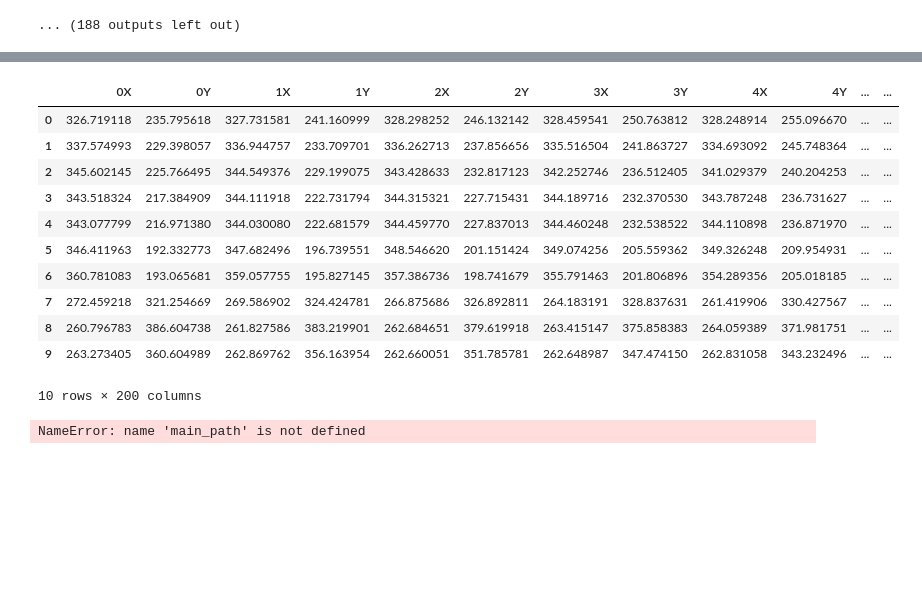
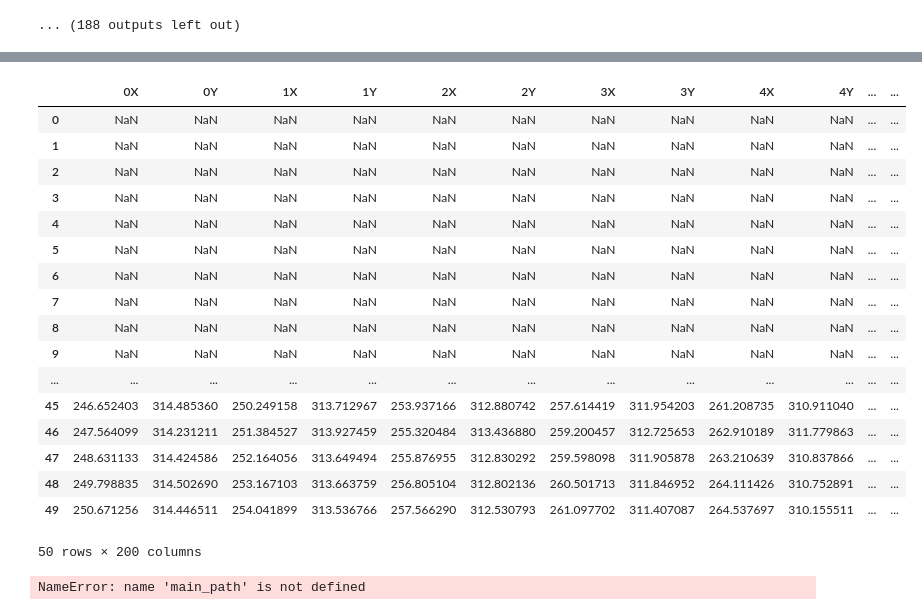
Before and after one commit to leonkontorovich/centerline_behavior_annotation, a Jupyter notebook: centerline/dev/extract_centerlines.ipynb, the cells around one changed output, grey strips where cells are left out. Saved outputs shown, nothing was run; the diff lists cells and outputs as text; code cells hidden in the pictures; blank space fills up the shorter version.

```diff
--- a/centerline/dev/extract_centerlines.ipynb
+++ b/centerline/dev/extract_centerlines.ipynb
@@ -32,10 +40,11 @@ TypeError: extract_frames() missing 3 required positional arguments: 'input_imag
 ### Write bodyparts for config.yaml file
 # %%
 #make bodyparts
-n_bodyparts=99
-nesting=10
+n_bodyparts=100
+nesting=0
 for i in np.arange(0,n_bodyparts):
-    print('- - bodypart'+str(i))
+    if nesting==0: print('- bodypart'+str(i))
+    else: print('- - bodypart'+str(i))
     for j in np.arange(1,nesting):
         #only print bodyparts until n_bodyparts
         if i+j<=n_bodyparts:
@@ -219,8 +248,8 @@ for i in np.arange(100): #100 body parts
     XYlist_of_strings.append(Ystring)
 # %%
 #load data with names list_of_strings
-csv_path='/groups/zimmer/Ulises/wbfm/chemotaxis_assay/2020_Only_behaviour/Annotation_OT/to_plot_centerlines_figures_labmeeting19/centerlines/'
-
+#csv_path='/groups/zimmer/Ulises/wbfm/chemotaxis_assay/2020_Only_behaviour/Annotation_OT/to_plot_centerlines_figures_labmeeting19/centerlines/'
+csv_path='/groups/zimmer/Ulises/wbfm/chemotaxis_assay/2020_Only_behaviour/wrong_centerlines_binary/2020-07-01_10-50-18_control_worm2_segmented_'
 #ATTENTION, we load spline_X_coords with names Y because DLC has X and Y inverted
 X_df=pd.read_csv(csv_path+'spline_X_coords.csv', header=None, names=Ylist_of_strings)#I cant put dtype=int here because names are strings
 Y_df=pd.read_csv(csv_path+'spline_Y_coords.csv', header=None, names=Xlist_of_strings)
@@ -333,20 +391,26 @@ all_df=all_df.reindex(columns=natsorted(all_df.columns))
 #as a matter of fact DLC accepts sub pixel resolution, there is no need to covnert to int
 #all_df=all_df[:].astype(int)
 # %%
-all_df.head(15)
+all_df.head(50)
 # %% [output]
 |  | 0X | 0Y | 1X | 1Y | 2X | 2Y | 3X | 3Y | 4X | 4Y | ... | ... |
-| 0 | 326.719118 | 235.795618 | 327.731581 | 241.160999 | 328.298252 | 246.132142 | 328.459541 | 250.763812 | 328.248914 | 255.096670 | ... | ... |
-| 1 | 337.574993 | 229.398057 | 336.944757 | 233.709701 | 336.262713 | 237.856656 | 335.516504 | 241.863727 | 334.693092 | 245.748364 | ... | ... |
-| 2 | 345.602145 | 225.766495 | 344.549376 | 229.199075 | 343.428633 | 232.817123 | 342.252746 | 236.512405 | 341.029379 | 240.204253 | ... | ... |
-| 3 | 343.518324 | 217.384909 | 344.111918 | 222.731794 | 344.315321 | 227.715431 | 344.189716 | 232.370530 | 343.787248 | 236.731627 | ... | ... |
-| 4 | 343.077799 | 216.971380 | 344.030080 | 222.681579 | 344.459770 | 227.837013 | 344.460248 | 232.538522 | 344.110898 | 236.871970 | ... | ... |
-| 5 | 346.411963 | 192.332773 | 347.682496 | 196.739551 | 348.546620 | 201.151424 | 349.074256 | 205.559362 | 349.326248 | 209.954931 | ... | ... |
-| 6 | 360.781083 | 193.065681 | 359.057755 | 195.827145 | 357.386736 | 198.741679 | 355.791463 | 201.806896 | 354.289356 | 205.018185 | ... | ... |
-| 7 | 272.459218 | 321.254669 | 269.586902 | 324.424781 | 266.875686 | 326.892811 | 264.183191 | 328.837631 | 261.419906 | 330.427567 | ... | ... |
-| 8 | 260.796783 | 386.604738 | 261.827586 | 383.219901 | 262.684651 | 379.619918 | 263.415147 | 375.858383 | 264.059389 | 371.981751 | ... | ... |
-| 9 | 263.273405 | 360.604989 | 262.869762 | 356.163954 | 262.660051 | 351.785781 | 262.648987 | 347.474150 | 262.831058 | 343.232496 | ... | ... |
+| 0 | NaN | NaN | NaN | NaN | NaN | NaN | NaN | NaN | NaN | NaN | ... | ... |
+| 1 | NaN | NaN | NaN | NaN | NaN | NaN | NaN | NaN | NaN | NaN | ... | ... |
+| 2 | NaN | NaN | NaN | NaN | NaN | NaN | NaN | NaN | NaN | NaN | ... | ... |
+| 3 | NaN | NaN | NaN | NaN | NaN | NaN | NaN | NaN | NaN | NaN | ... | ... |
+| 4 | NaN | NaN | NaN | NaN | NaN | NaN | NaN | NaN | NaN | NaN | ... | ... |
+| 5 | NaN | NaN | NaN | NaN | NaN | NaN | NaN | NaN | NaN | NaN | ... | ... |
+| 6 | NaN | NaN | NaN | NaN | NaN | NaN | NaN | NaN | NaN | NaN | ... | ... |
+| 7 | NaN | NaN | NaN | NaN | NaN | NaN | NaN | NaN | NaN | NaN | ... | ... |
+| 8 | NaN | NaN | NaN | NaN | NaN | NaN | NaN | NaN | NaN | NaN | ... | ... |
+| 9 | NaN | NaN | NaN | NaN | NaN | NaN | NaN | NaN | NaN | NaN | ... | ... |
+| ... | ... | ... | ... | ... | ... | ... | ... | ... | ... | ... | ... | ... |
+| 45 | 246.652403 | 314.485360 | 250.249158 | 313.712967 | 253.937166 | 312.880742 | 257.614419 | 311.954203 | 261.208735 | 310.911040 | ... | ... |
+| 46 | 247.564099 | 314.231211 | 251.384527 | 313.927459 | 255.320484 | 313.436880 | 259.200457 | 312.725653 | 262.910189 | 311.779863 | ... | ... |
+| 47 | 248.631133 | 314.424586 | 252.164056 | 313.649494 | 255.876955 | 312.830292 | 259.598098 | 311.905878 | 263.210639 | 310.837866 | ... | ... |
+| 48 | 249.798835 | 314.502690 | 253.167103 | 313.663759 | 256.805104 | 312.802136 | 260.501713 | 311.846952 | 264.111426 | 310.752891 | ... | ... |
+| 49 | 250.671256 | 314.446511 | 254.041899 | 313.536766 | 257.566290 | 312.530793 | 261.097702 | 311.407087 | 264.537697 | 310.155511 | ... | ... |
-10 rows × 200 columns
+50 rows × 200 columns
 # %%
 print(os.path.join(main_path,folder))
 # %% [output]
```
Also changed, not shown: parts of 17 cells of this notebook, 7 other files.
